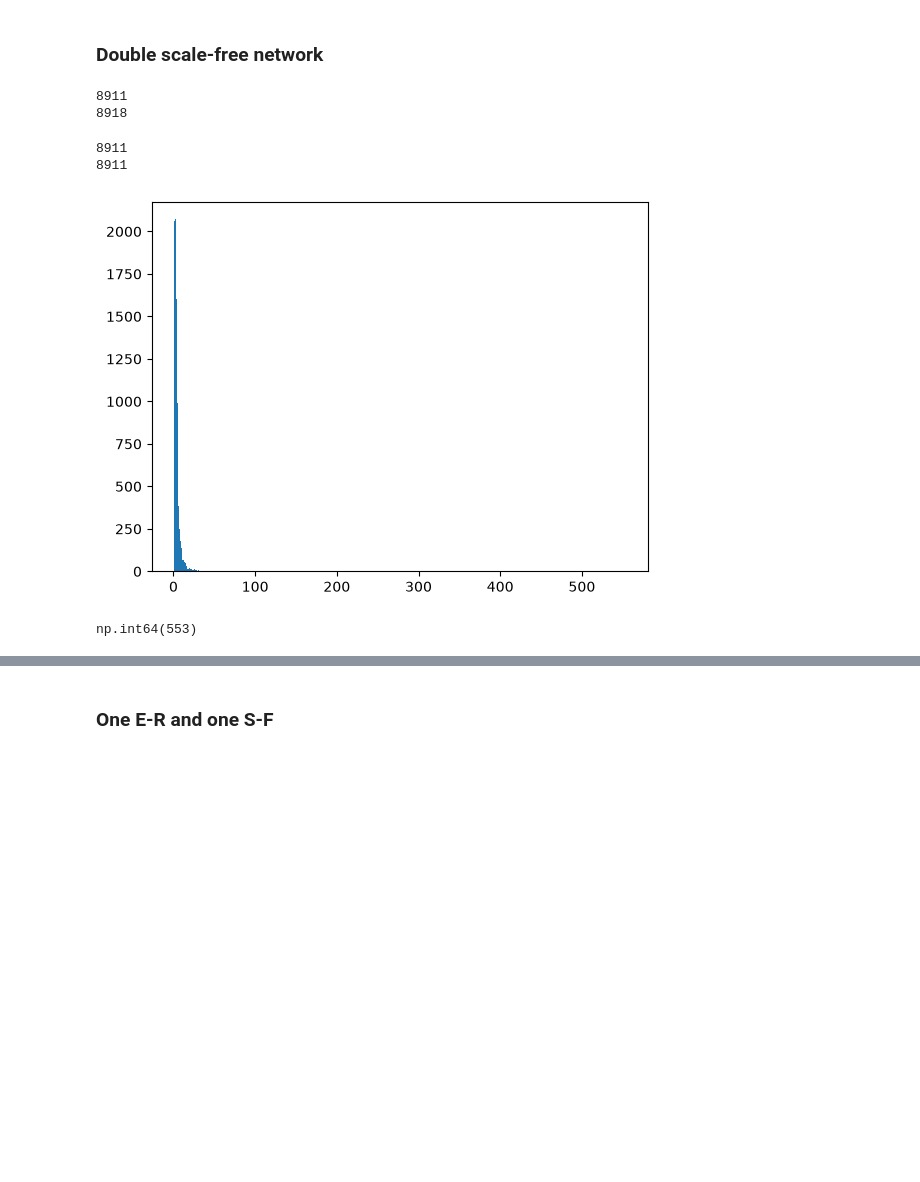
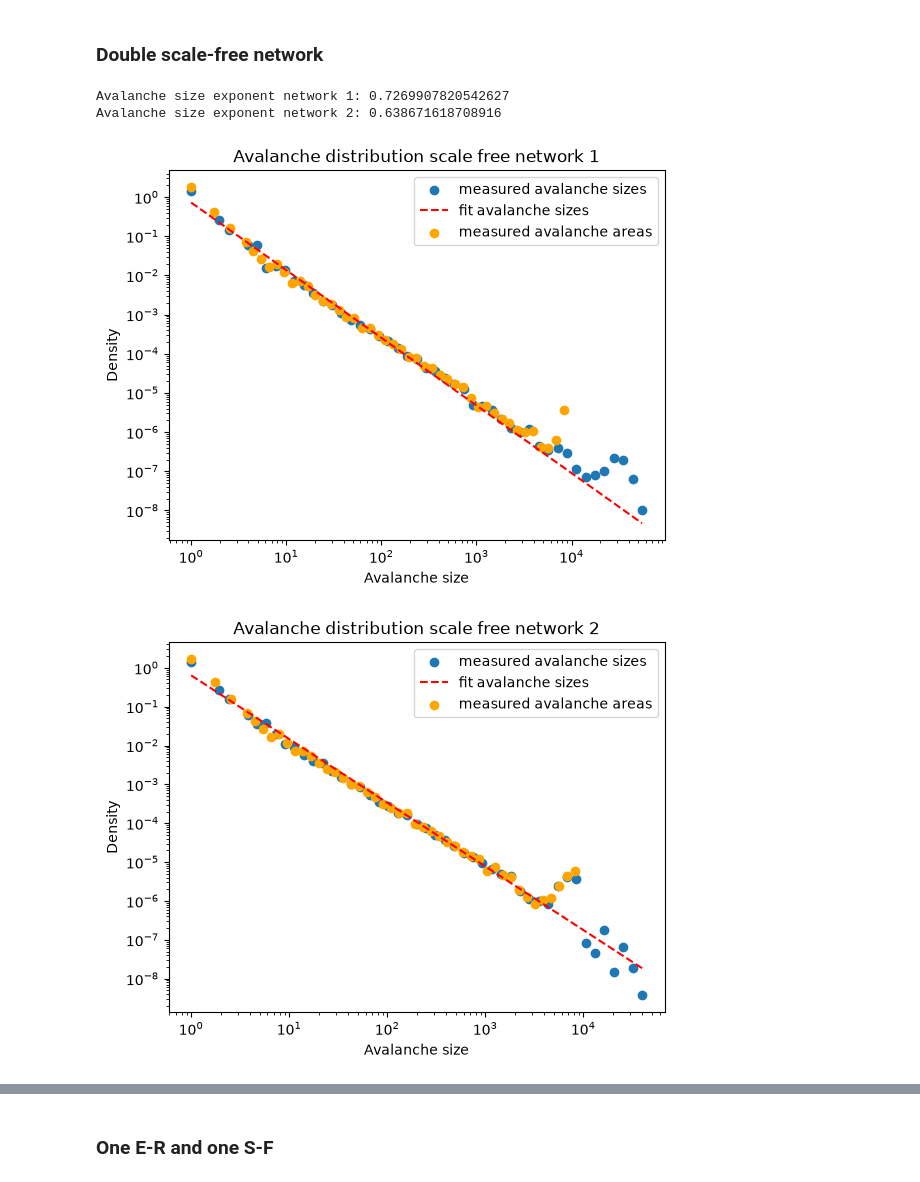
Before and after one commit to riccardo03-maker/SOC_on_networks, a Jupyter notebook: project_notebook.ipynb, the cells around one changed output, grey strips where cells are left out. Cells and saved outputs as stored; diff of their text form; code cells hidden in the pictures; blank space fills up the shorter version.

```diff
--- a/project_notebook.ipynb
+++ b/project_notebook.ipynb
@@ -423,30 +404,27 @@ scale_free_graph_2 = build_network(10000, 2, alpha, seed = 43)
 # %%
 scale_free_model_1 = SandNet.Model(scale_free_graph_1, threshold_rule='degree', initial_grains = 'random', seed = 42)
 scale_free_model_2 = SandNet.Model(scale_free_graph_2, threshold_rule='degree', initial_grains = 'random', seed = 43)
-scale_free_model_1.remove_nodes_by_index(scale_free_model_1.select_nodes_by_degree(0))
-scale_free_model_2.remove_nodes_by_index(scale_free_model_2.select_nodes_by_degree(0))
-
-print(len(scale_free_graph_1.nodes))
-print(len(scale_free_graph_2.nodes))
+double_scale_free_multiplex = SandNet.Multiplex([scale_free_model_1, scale_free_model_2])
+double_scale_free_multiplex.evolve_together(60000, together = True, lose_probability = 0.001, seed = 42)
-# %% [output]
-8911
-8918
-# %%
-scale_free_model_2.remove_nodes_by_index(scale_free_model_2.select_nodes_by_degree(1)[:7])
-#remove first 9 nodes of second graph with degree 1
-
-print(len(scale_free_graph_1.nodes))
-print(len(scale_free_graph_2.nodes))
-# %% [output]
-8911
-8911
-# %%
-degree_list = np.array([list(scale_free_graph_1.degree)[i][1] for i in range(len(list(scale_free_graph_1.degree)))])
-plt.hist(degree_list, bins = max(degree_list))
-plt.show()
-# %% [output]
-[figure, removed]
-# %%
-max(degree_list)
-# %% [output]
-np.int64(553)
+# %%
+figure_1 = SandNet.plot_avalanche_size(scale_free_model_1, x_label = "Avalanche size", y_label = "Density",
+                                     title = "Avalanche distribution scale free network 1", label = "measured avalanche sizes")
+exponent_1, figure_1 = SandNet.fit_powerlaw(scale_free_model_1, figure = figure_1, color = "red", linestyle = "--", label = "fit avalanche sizes")
+figure_1 = SandNet.plot_avalanche_area(scale_free_model_1, figure = figure_1, color="orange", label = "measured avalanche areas")
+
+figure_2 = SandNet.plot_avalanche_size(scale_free_model_2, x_label = "Avalanche size", y_label = "Density",
+                                     title = "Avalanche distribution scale free network 2", label = "measured avalanche sizes")
+exponent_2, figure_2 = SandNet.fit_powerlaw(scale_free_model_2, figure = figure_2, color = "red", linestyle = "--", label = "fit avalanche sizes")
+figure_2 = SandNet.plot_avalanche_area(scale_free_model_2, figure = figure_2, color="orange", label = "measured avalanche areas")
+
+figure_1.savefig("./plots/multiplex/double_scale_free/avalanche_distribution_scale_free_network_1.png")
+figure_2.savefig("./plots/multiplex/double_scale_free/avalanche_distribution_scale_free_network_2.png")
+
+print("Avalanche size exponent network 1: " + str(exponent_1))
+print("Avalanche size exponent network 2: " + str(exponent_2))
+plt.close("all")
+# %% [output]
+Avalanche size exponent network 1: 0.7269907820542627
+Avalanche size exponent network 2: 0.638671618708916
+[figure, added]
+[figure, added]
```
Also changed, not shown: parts of 20 cells of this notebook, 14 other files.
